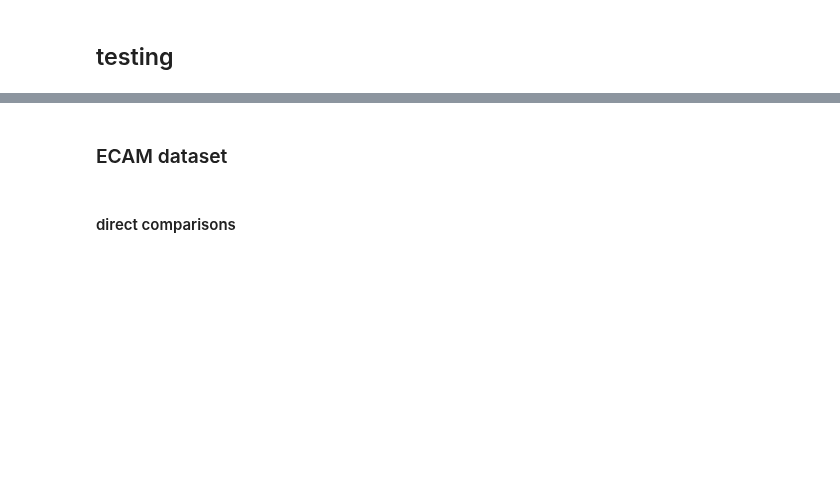
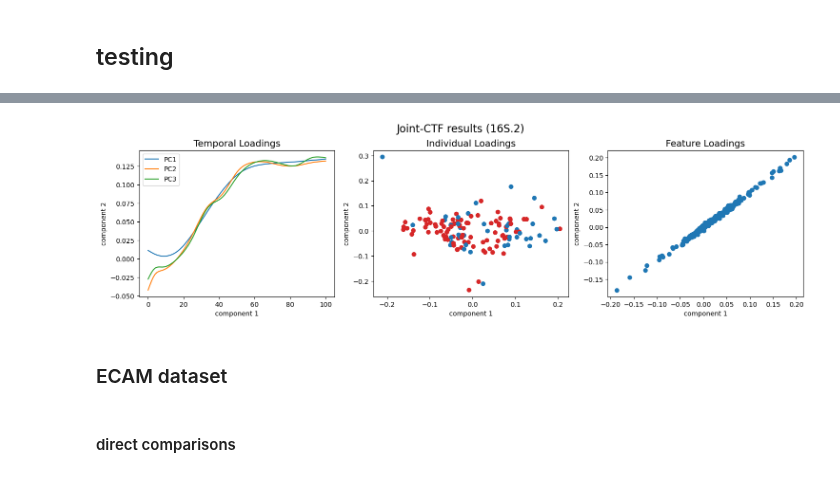
Before and after one commit to Biacordazzo/bia_gemelli, a Jupyter notebook: gemelli/joint_ctf.ipynb, the cells around one changed output, grey strips where cells are left out. Saved outputs shown, nothing was run; the diff lists cells and outputs as text; code cells hidden in the pictures; blank space fills up the shorter version.

```diff
--- a/gemelli/joint_ctf.ipynb
+++ b/gemelli/joint_ctf.ipynb
@@ -1529,3 +1621,26 @@ from gemelli.tempted import tempted_factorize
+# %%
+mod_name = '16S.2'
+
+fig, axn = plt.subplots(1, 3, figsize=(18, 4), sharey=False)
+axn[0].plot(state_loadings[mod_name][['component_1',
+                                      'component_2',
+                                      'component_3']])
+axn[0].set_title('Temporal Loadings', fontsize=14)
+axn[0].legend(['PC1', 'PC2', 'PC3'])
+axn[1].scatter(individual_loadings[mod_name][comp1],
+               individual_loadings[mod_name][comp2],
+               c=mf_all[cat_of_interest].map(group_colours))
+axn[1].set_title('Individual Loadings', fontsize=14)
+axn[2].scatter(feature_loadings[mod_name][comp1],
+               feature_loadings[mod_name][comp2])
+axn[2].set_title('Feature Loadings', fontsize=14)
+plt.suptitle('Joint-CTF results ({})'.format(mod_name),
+                fontsize=16, y=1.02)
+plt.setp(axn, xlabel=comp1.replace('_', ' '),
+              ylabel=comp2.replace('_', ' '))
+plt.show()
+# %% [output]
+[figure, added]
 # %% [markdown]
 ### ECAM dataset
 # %%
```
Also changed, not shown: parts of 24 cells of this notebook, 1 other file.
